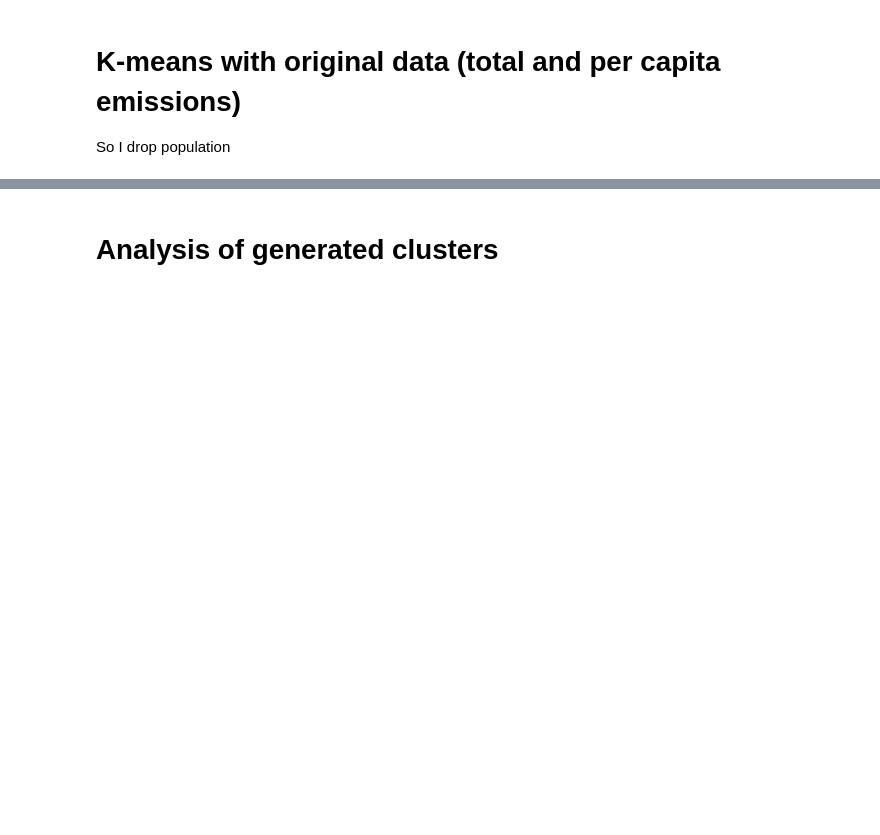
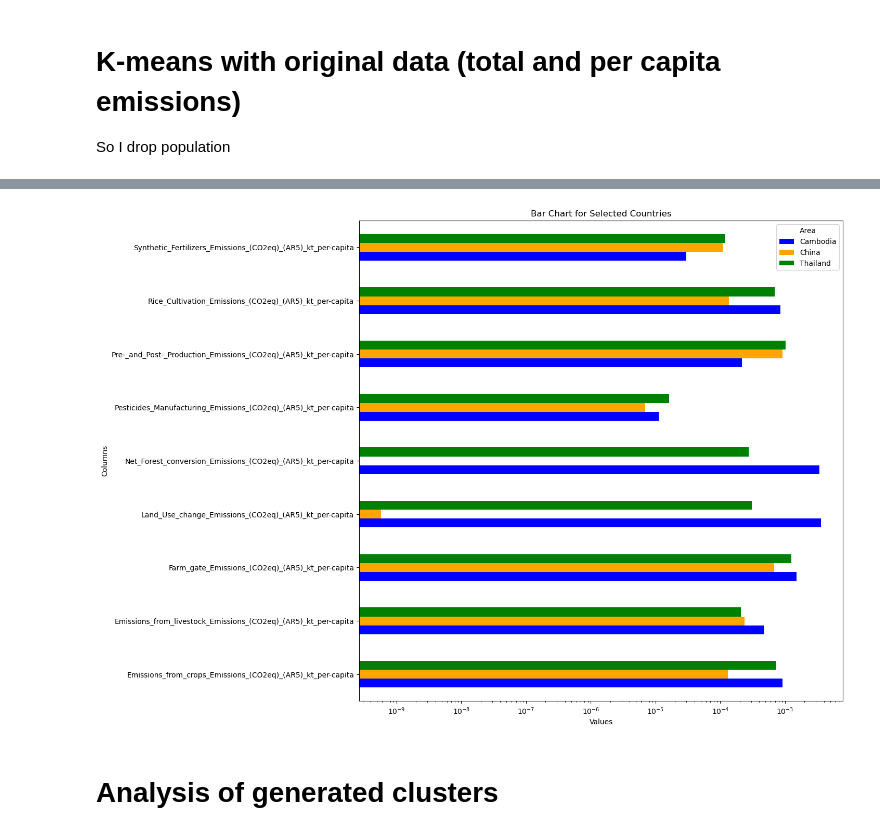
Before and after one commit to ezemriv/FAO-Food-CO2-Footprint, a Jupyter notebook: country_emissions/03_kmeans_clustering.ipynb, the cells around one changed output, grey strips where cells are left out. Cells and saved outputs as stored; diff of their text form; code cells hidden in the pictures; blank space fills up the shorter version.

```diff
--- a/country_emissions/03_kmeans_clustering.ipynb
+++ b/country_emissions/03_kmeans_clustering.ipynb
@@ -66,0 +77,2 @@ Final Nr. of Unique Countries and Country Codes: 203 | 210
+# %%
+data = data[data['Year'] >= 2011]
@@ -247,3 +292,30 @@ Cluster 5:
+# %%
+# Define the countries and columns
+countries = ['Thailand', 'Cambodia', 'China']
+columns = new_cluster_cols
+
+# Reset index and filter data for the specified countries
+plot_data = kmeans_data.reset_index()
+plot_data = plot_data[plot_data['Area'].isin(countries)]
+
+# Set the 'Area' column as index again and select columns
+plot_data = plot_data.set_index('Area')[columns]
+
+# Plot horizontal bar chart with different colors for each country
+ax = plot_data.T.plot.barh(figsize=(12, 12), color=['blue', 'orange', 'green'])
+
+# Set titles and labels
+plt.title('Bar Chart for Selected Countries')
+plt.xlabel('Values')
+plt.ylabel('Columns')
+
+# Set log scale for x-axis if needed
+plt.xscale('log')
+
+# Display the plot
+plt.show()
+# %% [output]
+[figure, added]
 # %% [markdown]
 # Analysis of generated clusters
 # %%
```
Also changed, not shown: parts of 29 cells of this notebook, 6 other files.
